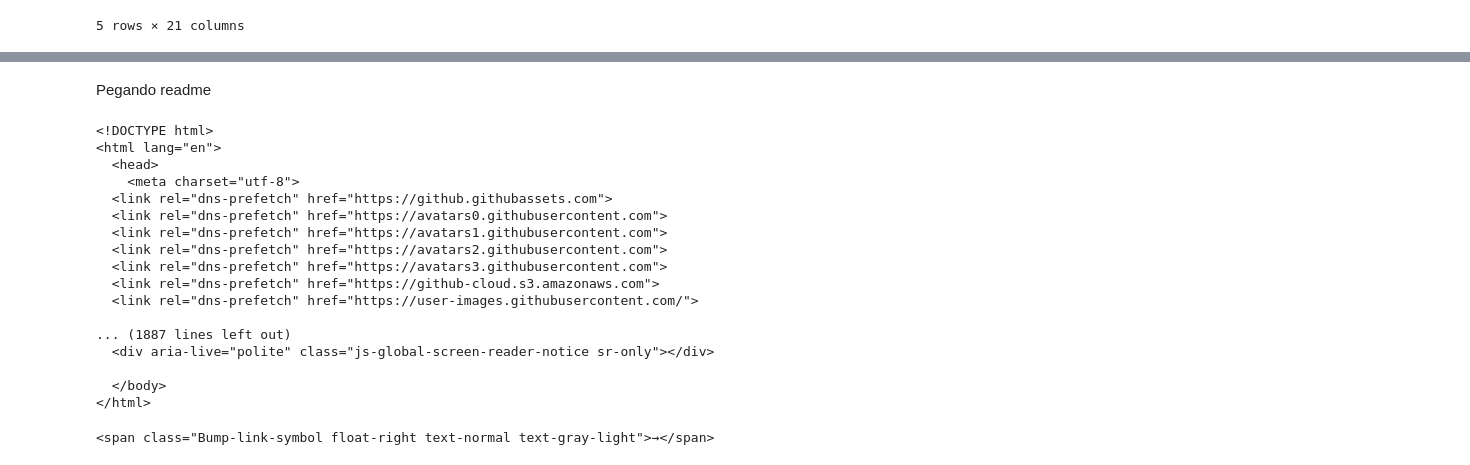
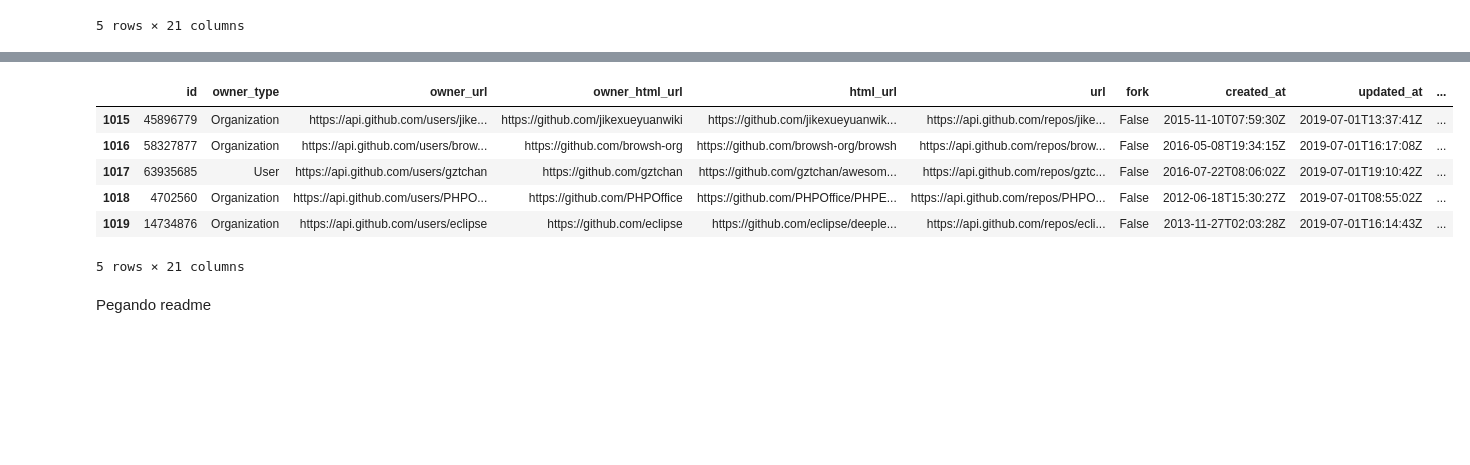
Before and after one commit to Lorenaps/replicacao-pesquisa, a Jupyter notebook: extracao_dados/search_github_api.ipynb, the cells around one changed output, grey strips where cells are left out. Cells and saved outputs as stored; diff of their text form; code cells hidden in the pictures; blank space fills up the shorter version.

```diff
--- a/extracao_dados/search_github_api.ipynb
+++ b/extracao_dados/search_github_api.ipynb
@@ -251,0 +290,39 @@ resultados_csv.loc[resultados_csv["id"] == 11730342, 'contributors'] = contribut
+# %%
+def get_contributors(url_repo):
+    page = requests.get(url_repo)
+    page_parse = bs(page.text, 'html.parser')
+    lista = page_parse.findAll('span', attrs={'class': 'num text-emphasized'})
+
+    text = lista[3].text
+    contributors = text.replace(" ", "").replace("\n", "").replace(",", "")
+    #contributors = int(contributors)
+
+    return(contributors)
+# %%
+it = 355
+for id_repo in id_repos[356:]:
+
+    it = it + 1
+    print("\nIteração: ", it)
+
+    if it % 10 == 0:
+        print("sleep 1 minuto")
+        time.sleep(60)
+
+    repo = g.get_repo(id_repo)
+    print("Nome do repositório:{0}".format(repo.name))
+
+    commits = repo.get_commits().totalCount
+    print("Commits: ", commits)
+
+    url_repo = resultados_csv.loc[resultados_csv["id"] == id_repo]['html_url'].to_list()[0]
+    print("Url: ", url_repo)
+
+    contributors = get_contributors(url_repo)
+    print("Contributors: ", contributors)
+
+    print("Atualizando data frame :)")
+    resultados_csv.loc[resultados_csv["id"] == id_repo, 'commits'] = commits
+    resultados_csv.loc[resultados_csv["id"] == id_repo, 'contributors'] = contributors
+
+    resultados_csv.to_csv('../dados/repositorios_update.csv', index=False)
@@ -251,0 +347,10 @@ resultados_csv.loc[resultados_csv["id"] == 11730342, 'contributors'] = contribut
+# %%
+resultados_csv.tail()
+# %% [output]
+|  | id | owner_type | owner_url | owner_html_url | html_url | url | fork | created_at | updated_at | ... |
+| 1015 | 45896779 | Organization | https://api.github.com/users/jike... | https://github.com/jikexueyuanwiki | https://github.com/jikexueyuanwik... | https://api.github.com/repos/jike... | False | 2015-11-10T07:59:30Z | 2019-07-01T13:37:41Z | ... |
+| 1016 | 58327877 | Organization | https://api.github.com/users/brow... | https://github.com/browsh-org | https://github.com/browsh-org/browsh | https://api.github.com/repos/brow... | False | 2016-05-08T19:34:15Z | 2019-07-01T16:17:08Z | ... |
+| 1017 | 63935685 | User | https://api.github.com/users/gztchan | https://github.com/gztchan | https://github.com/gztchan/awesom... | https://api.github.com/repos/gztc... | False | 2016-07-22T08:06:02Z | 2019-07-01T19:10:42Z | ... |
+| 1018 | 4702560 | Organization | https://api.github.com/users/PHPO... | https://github.com/PHPOffice | https://github.com/PHPOffice/PHPE... | https://api.github.com/repos/PHPO... | False | 2012-06-18T15:30:27Z | 2019-07-01T08:55:02Z | ... |
+| 1019 | 14734876 | Organization | https://api.github.com/users/eclipse | https://github.com/eclipse | https://github.com/eclipse/deeple... | https://api.github.com/repos/ecli... | False | 2013-11-27T02:03:28Z | 2019-07-01T16:14:43Z | ... |
+5 rows × 21 columns
@@ -255,32 +362,3 @@ Pegando readme
 repo = g.get_repo("freeCodeCamp")
 contents = repo.get_contents("README.md")
 print(contents.decoded_content)
-# %%
-import requests
-from bs4 import BeautifulSoup as bs
-
-p = requests.get('https://github.com/freeCodeCamp/freeCodeCamp')
-print(p.text)
-# %% [output]
-<!DOCTYPE html>
-<html lang="en">
-  <head>
-    <meta charset="utf-8">
-  <link rel="dns-prefetch" href="https://github.githubassets.com">
-  <link rel="dns-prefetch" href="https://avatars0.githubusercontent.com">
-  <link rel="dns-prefetch" href="https://avatars1.githubusercontent.com">
-  <link rel="dns-prefetch" href="https://avatars2.githubusercontent.com">
-  <link rel="dns-prefetch" href="https://avatars3.githubusercontent.com">
-  <link rel="dns-prefetch" href="https://github-cloud.s3.amazonaws.com">
-  <link rel="dns-prefetch" href="https://user-images.githubusercontent.com/">
-
-... (1887 lines left out)
-  <div aria-live="polite" class="js-global-screen-reader-notice sr-only"></div>
-
-  </body>
-</html>
-# %%
-s = bs(p.text, 'html.parser')
-print(s.span)
-# %% [output]
-<span class="Bump-link-symbol float-right text-normal text-gray-light">→</span>
```
Also changed, not shown: parts of 21 cells of this notebook, 1 other file.
